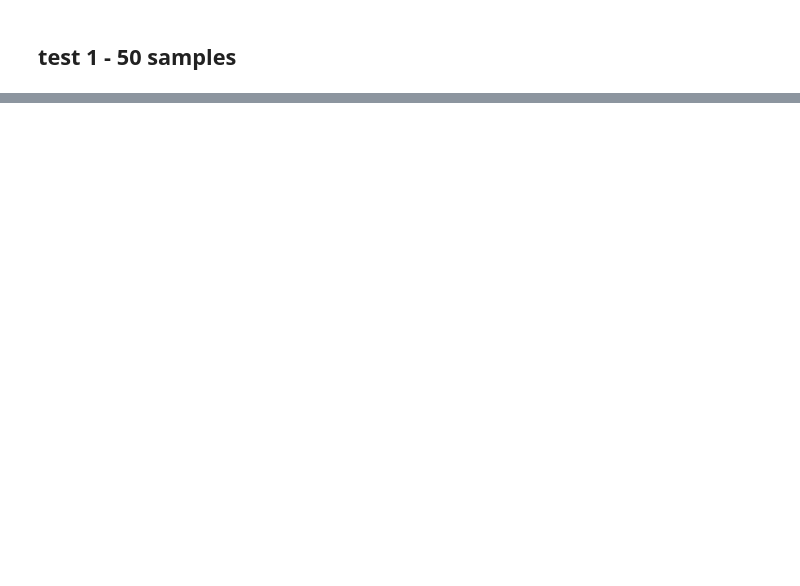
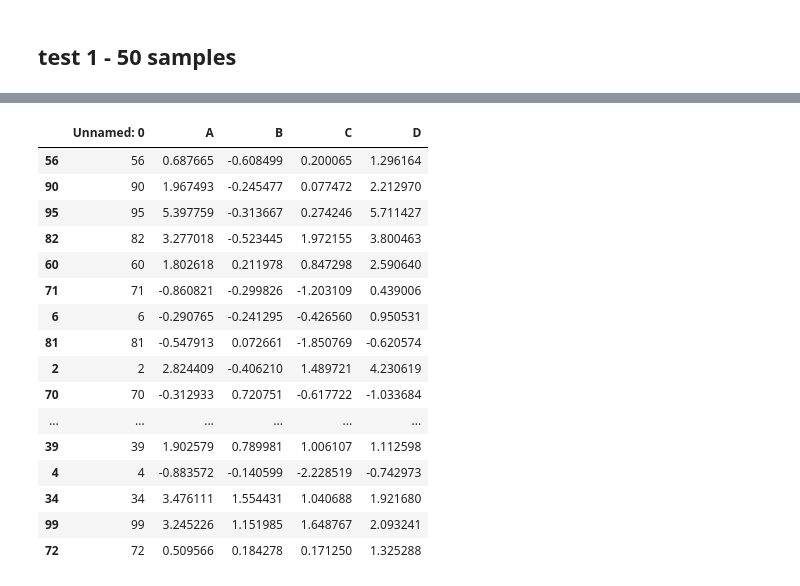
Before and after one commit to claralb2002/Active-Machine-Learning-Assignments, a Jupyter notebook: miniproject3/tests.ipynb, the cells around one changed output, grey strips where cells are left out. Cells and saved outputs as stored; diff of their text form; code cells hidden in the pictures; blank space fills up the shorter version.

```diff
--- a/miniproject3/tests.ipynb
+++ b/miniproject3/tests.ipynb
@@ -8,0 +110,20 @@ base_path = 'data/test/'
+# %%
+test_base.sample(20,random_state=33)
+# %% [output]
+|  | Unnamed: 0 | A | B | C | D |
+| 56 | 56 | 0.687665 | -0.608499 | 0.200065 | 1.296164 |
+| 90 | 90 | 1.967493 | -0.245477 | 0.077472 | 2.212970 |
+| 95 | 95 | 5.397759 | -0.313667 | 0.274246 | 5.711427 |
+| 82 | 82 | 3.277018 | -0.523445 | 1.972155 | 3.800463 |
+| 60 | 60 | 1.802618 | 0.211978 | 0.847298 | 2.590640 |
+| 71 | 71 | -0.860821 | -0.299826 | -1.203109 | 0.439006 |
+| 6 | 6 | -0.290765 | -0.241295 | -0.426560 | 0.950531 |
+| 81 | 81 | -0.547913 | 0.072661 | -1.850769 | -0.620574 |
+| 2 | 2 | 2.824409 | -0.406210 | 1.489721 | 4.230619 |
+| 70 | 70 | -0.312933 | 0.720751 | -0.617722 | -1.033684 |
+| ... | ... | ... | ... | ... | ... |
+| 39 | 39 | 1.902579 | 0.789981 | 1.006107 | 1.112598 |
+| 4 | 4 | -0.883572 | -0.140599 | -2.228519 | -0.742973 |
+| 34 | 34 | 3.476111 | 1.554431 | 1.040688 | 1.921680 |
+| 99 | 99 | 3.245226 | 1.151985 | 1.648767 | 2.093241 |
+| 72 | 72 | 0.509566 | 0.184278 | 0.171250 | 1.325288 |
```
Also changed, not shown: parts of 27 cells of this notebook.
